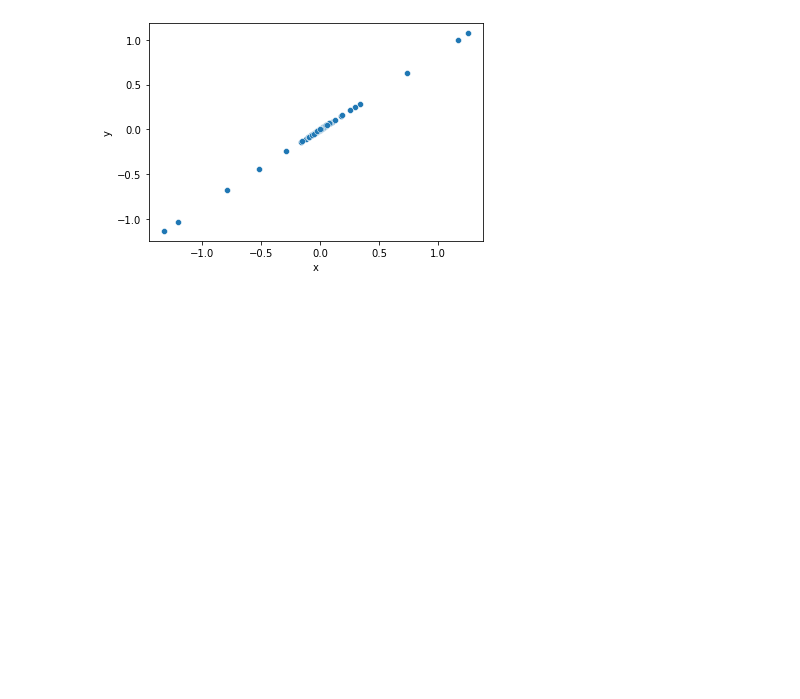
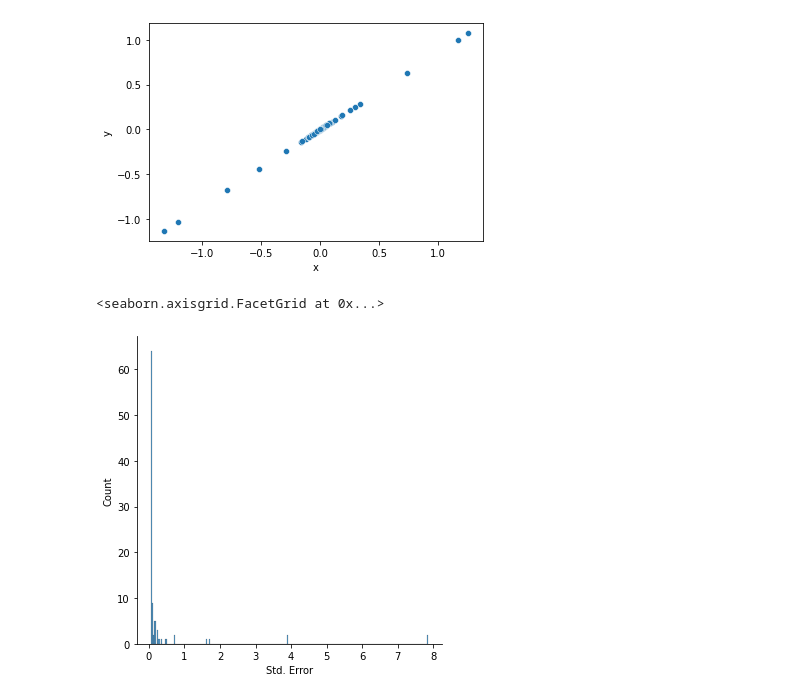
Before and after one commit to amspector100/hdlogistic, a Jupyter notebook: 244.ipynb, the cells around one changed output. Cells and saved outputs as stored; diff of their text form; code cells hidden in the pictures; blank space fills up the shorter version.

```diff
--- a/244.ipynb
+++ b/244.ipynb
@@ -43,3 +68,8 @@ sns.scatterplot(data = scatter, x = 'x', y = 'y')
 # %% [output]
 <matplotlib.axes._subplots.AxesSubplot at 0x...>
 [figure]
+# %%
+sns.displot(df,x = "Std. Error")
+# %% [output]
+<seaborn.axisgrid.FacetGrid at 0x...>
+[figure, added]
```
Also changed, not shown: parts of 8 cells of this notebook.
